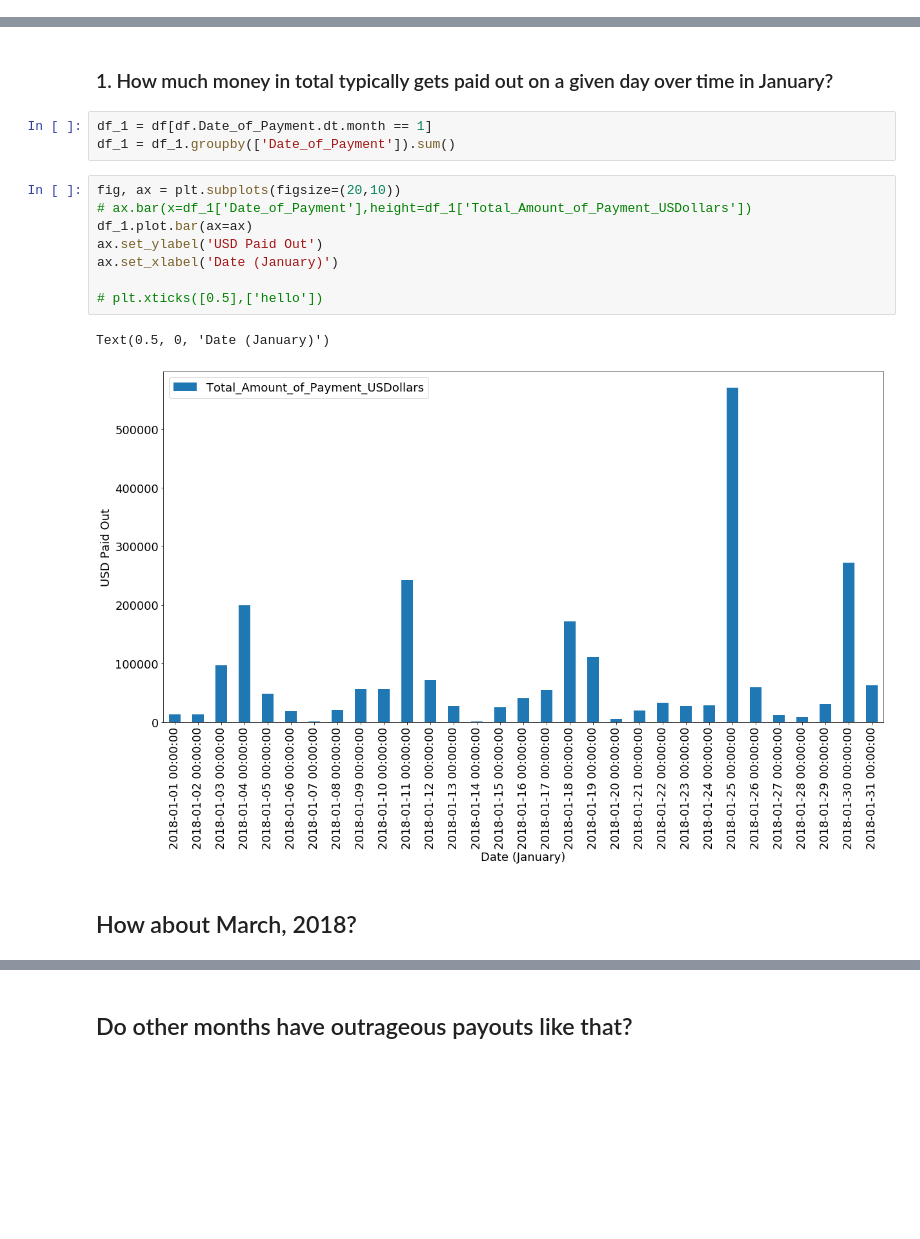
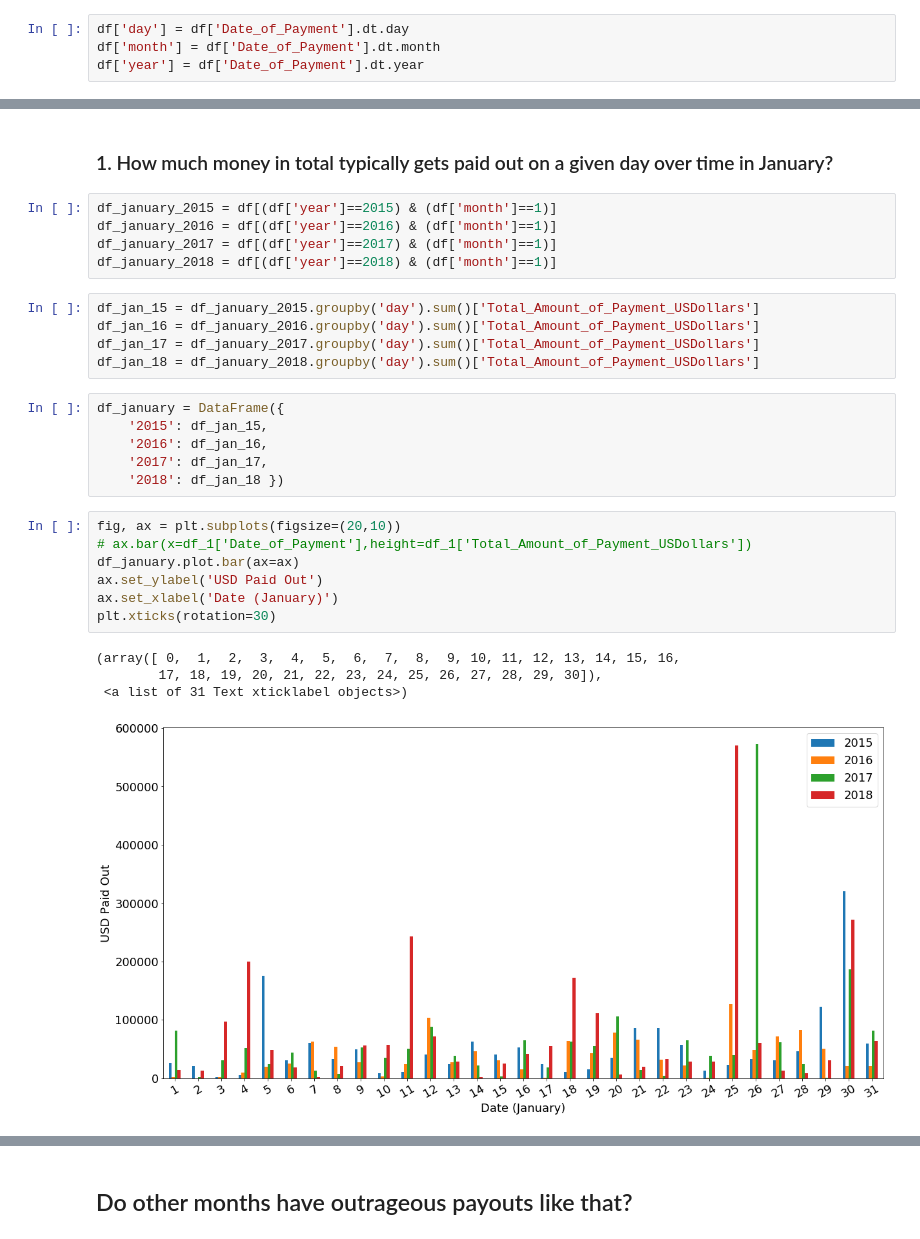
Before and after one commit to terryghanty/cs320-final, a Jupyter notebook: Final Project - Cale, James, Terry.ipynb, the cells around one changed output, grey strips where cells are left out. Saved outputs shown, nothing was run; the diff lists cells and outputs as text; blank space fills up the shorter version.

```diff
--- a/Final Project - Cale, James, Terry.ipynb
+++ b/Final Project - Cale, James, Terry.ipynb
@@ -35,20 +41,36 @@ df['Total_Amount_of_Payment_USDollars']=df['Total_Amount_of_Payment_USDollars'].
+# %%
+df['day'] = df['Date_of_Payment'].dt.day
+df['month'] = df['Date_of_Payment'].dt.month
+df['year'] = df['Date_of_Payment'].dt.year
 # %% [markdown]
 # DRUG AND MEDICAL COMPANIES PAY A LOT OF MONEY TO PHYSICIANS AND TEACHING
 # %% [markdown]
 ### 1. How much money in total typically gets paid out on a given day over time in January?
-# %%
-df_1 = df[df.Date_of_Payment.dt.month == 1]
-df_1 = df_1.groupby(['Date_of_Payment']).sum()
+# %%
+df_january_2015 = df[(df['year']==2015) & (df['month']==1)]
+df_january_2016 = df[(df['year']==2016) & (df['month']==1)]
+df_january_2017 = df[(df['year']==2017) & (df['month']==1)]
+df_january_2018 = df[(df['year']==2018) & (df['month']==1)]
+# %%
+df_jan_15 = df_january_2015.groupby('day').sum()['Total_Amount_of_Payment_USDollars']
+df_jan_16 = df_january_2016.groupby('day').sum()['Total_Amount_of_Payment_USDollars']
+df_jan_17 = df_january_2017.groupby('day').sum()['Total_Amount_of_Payment_USDollars']
+df_jan_18 = df_january_2018.groupby('day').sum()['Total_Amount_of_Payment_USDollars']
+# %%
+df_january = DataFrame({
+    '2015': df_jan_15,
+    '2016': df_jan_16,
+    '2017': df_jan_17,
+    '2018': df_jan_18 })
 # %%
 fig, ax = plt.subplots(figsize=(20,10))
 # ax.bar(x=df_1['Date_of_Payment'],height=df_1['Total_Amount_of_Payment_USDollars'])
-df_1.plot.bar(ax=ax)
+df_january.plot.bar(ax=ax)
 ax.set_ylabel('USD Paid Out')
 ax.set_xlabel('Date (January)')
-
-# plt.xticks([0.5],['hello'])
+plt.xticks(rotation=30)
 # %% [output]
-Text(0.5, 0, 'Date (January)')
+(array([ 0,  1,  2,  3,  4,  5,  6,  7,  8,  9, 10, 11, 12, 13, 14, 15, 16,
+        17, 18, 19, 20, 21, 22, 23, 24, 25, 26, 27, 28, 29, 30]),
+ <a list of 31 Text xticklabel objects>)
-[figure, old version]
+[figure, new version]
-# %% [markdown]
-## How about March, 2018?
```
Also changed, not shown: parts of 13 cells of this notebook.
